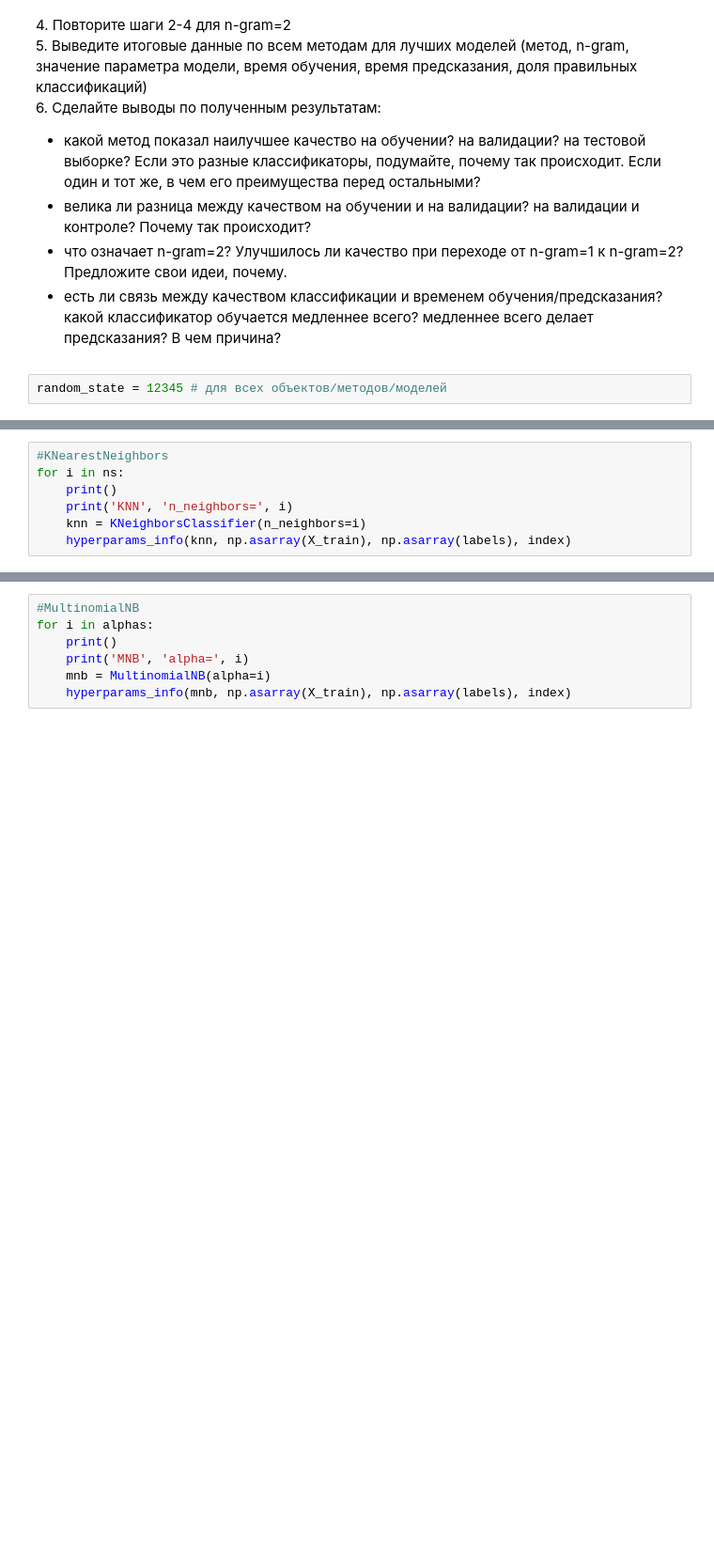
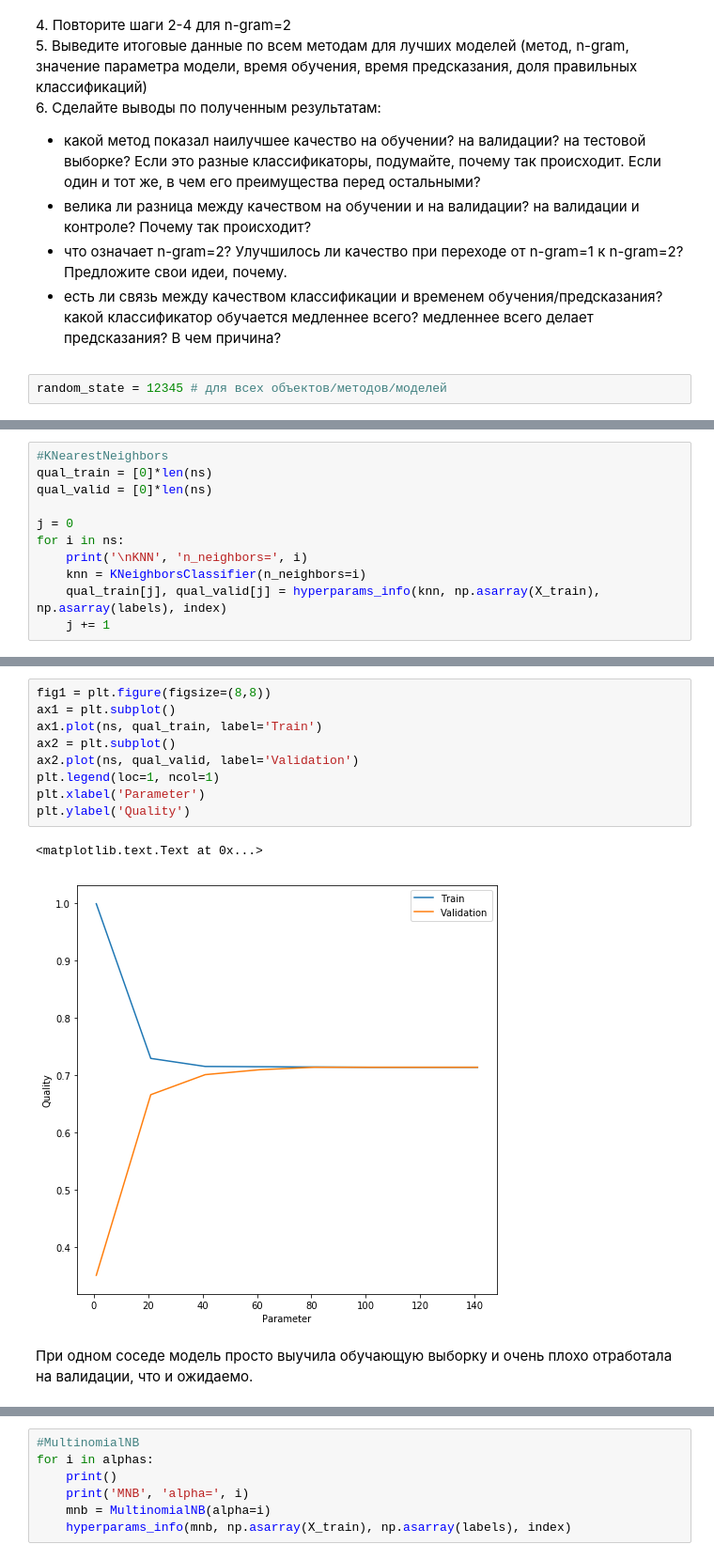
Before and after one commit to BobrG/IreneGit, a Jupyter notebook: hw2.ipynb, the cells around one changed output, grey strips where cells are left out. Shown at 94% size. Saved outputs shown, nothing was run; the diff lists cells and outputs as text; blank space fills up the shorter version.

```diff
--- a/hw2.ipynb
+++ b/hw2.ipynb
@@ -328,10 +341,14 @@ def hyperparams_info(model, data, labels, index):
 # %%
 #KNearestNeighbors
+qual_train = [0]*len(ns)
+qual_valid = [0]*len(ns)
+
+j = 0
 for i in ns:
-    print()
-    print('KNN', 'n_neighbors=', i)
+    print('\nKNN', 'n_neighbors=', i)
     knn = KNeighborsClassifier(n_neighbors=i)
-    hyperparams_info(knn, np.asarray(X_train), np.asarray(labels), index)
+    qual_train[j], qual_valid[j] = hyperparams_info(knn, np.asarray(X_train), np.asarray(labels), index)
+    j += 1
 # %% [output]
 KNN n_neighbors= 1
 ---------------------result---------------------
@@ -353,3 +370,17 @@ KNN n_neighbors= 141
+# %%
+fig1 = plt.figure(figsize=(8,8))
+ax1 = plt.subplot()
+ax1.plot(ns, qual_train, label='Train')
+ax2 = plt.subplot()
+ax2.plot(ns, qual_valid, label='Validation')
+plt.legend(loc=1, ncol=1)
+plt.xlabel('Parameter')
+plt.ylabel('Quality')
+# %% [output]
+<matplotlib.text.Text at 0x...>
+[figure, added]
+# %% [markdown]
+При одном соседе модель просто выучила обучающую выборку и очень плохо отработала на валидации, что и ожидаемо.
 # %%
 #LogisticRegression
 for i in cs:
```
Also changed, not shown: parts of 6 cells of this notebook.
